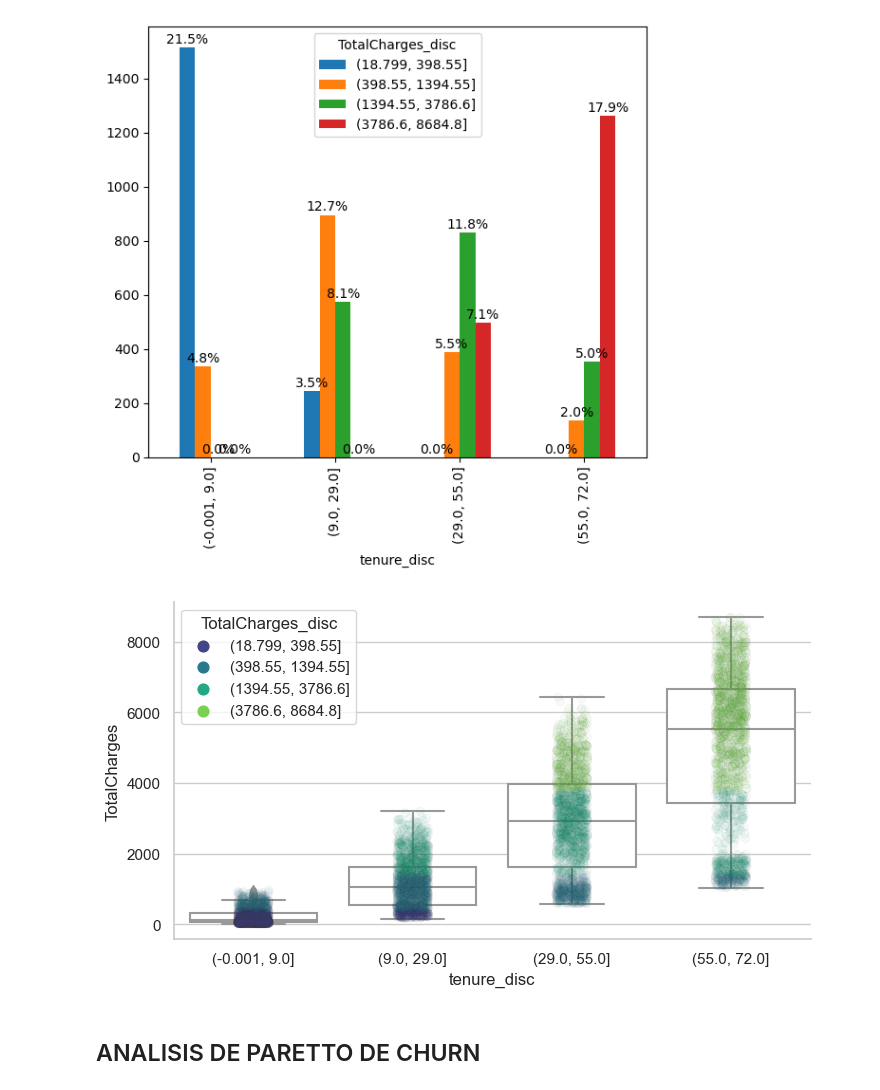
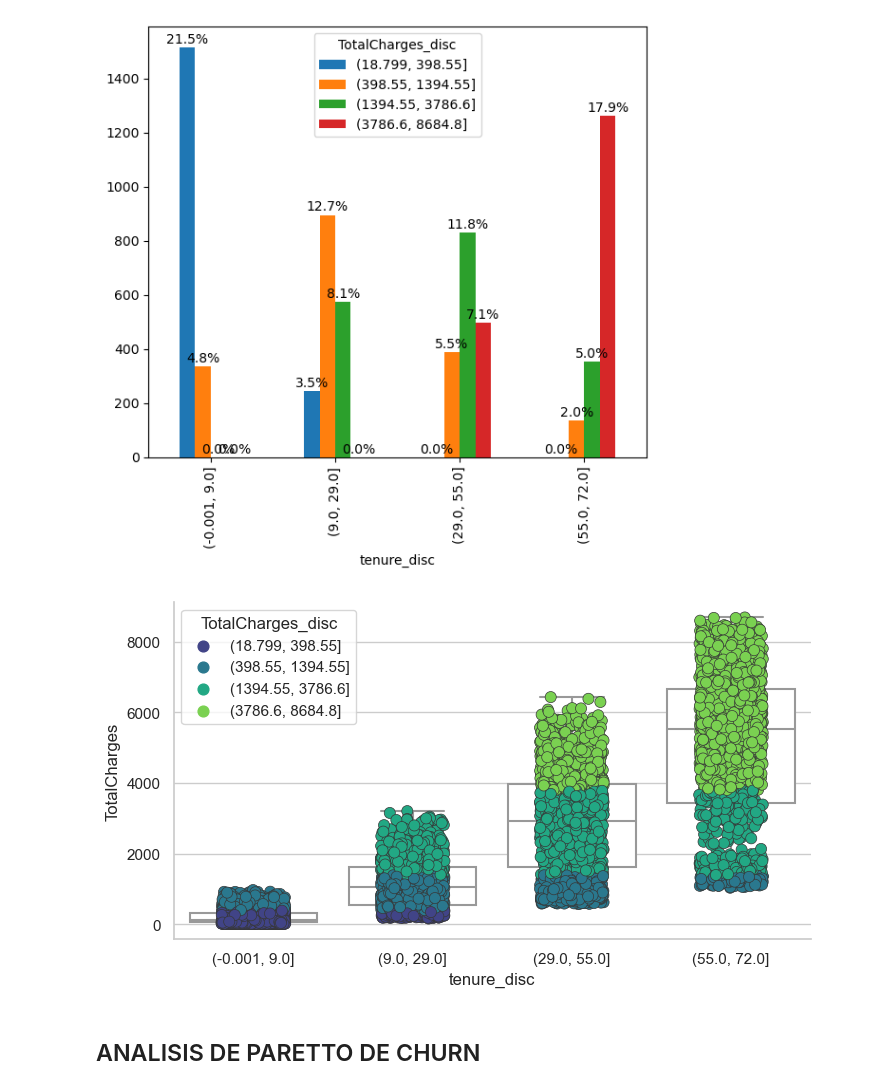
Before and after one commit to proserix/proyecto-telco-main, a Jupyter notebook: Notebooks/Notebook2.ipynb, the cells around one changed output. Drawn from its saved outputs; the diff is of its cells as text; code cells hidden in the pictures.

```diff
--- a/Notebooks/Notebook2.ipynb
+++ b/Notebooks/Notebook2.ipynb
@@ -503,16 +503,16 @@ pt.show();
 # %%
 # Un grafico mas visual..
 
 sns.set(style = 'whitegrid')
 
 sns.catplot(x="tenure_disc", y="TotalCharges", data=dft, kind="box", height=4, aspect=1.8,color="white")
 
 sns.stripplot(x="tenure_disc", y="TotalCharges",
-              hue="TotalCharges_disc", data=dft,
-              jitter=0.1, alpha=0.05, palette="viridis", linewidth=0.5,size=6)
+              hue="TotalCharges_disc", data=dft,jitter=0.2,
+              palette="viridis", linewidth=0.5,size=8)
 pt.show()
 # %% [output]
-[figure, old version]
+[figure, new version]
 # %% [markdown]
 ## ANALISIS DE PARETTO DE CHURN
 # %% [markdown]
```
Also changed, not shown: parts of 7 cells of this notebook.
